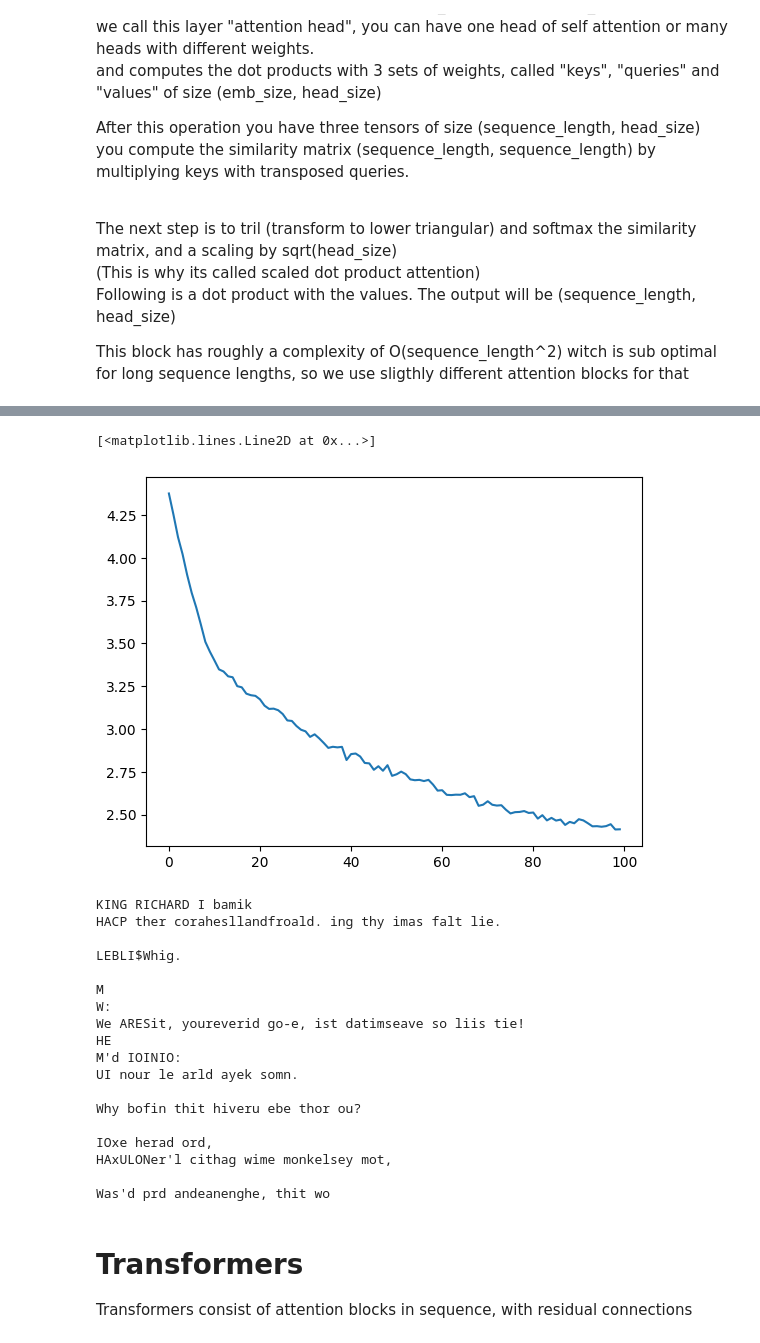
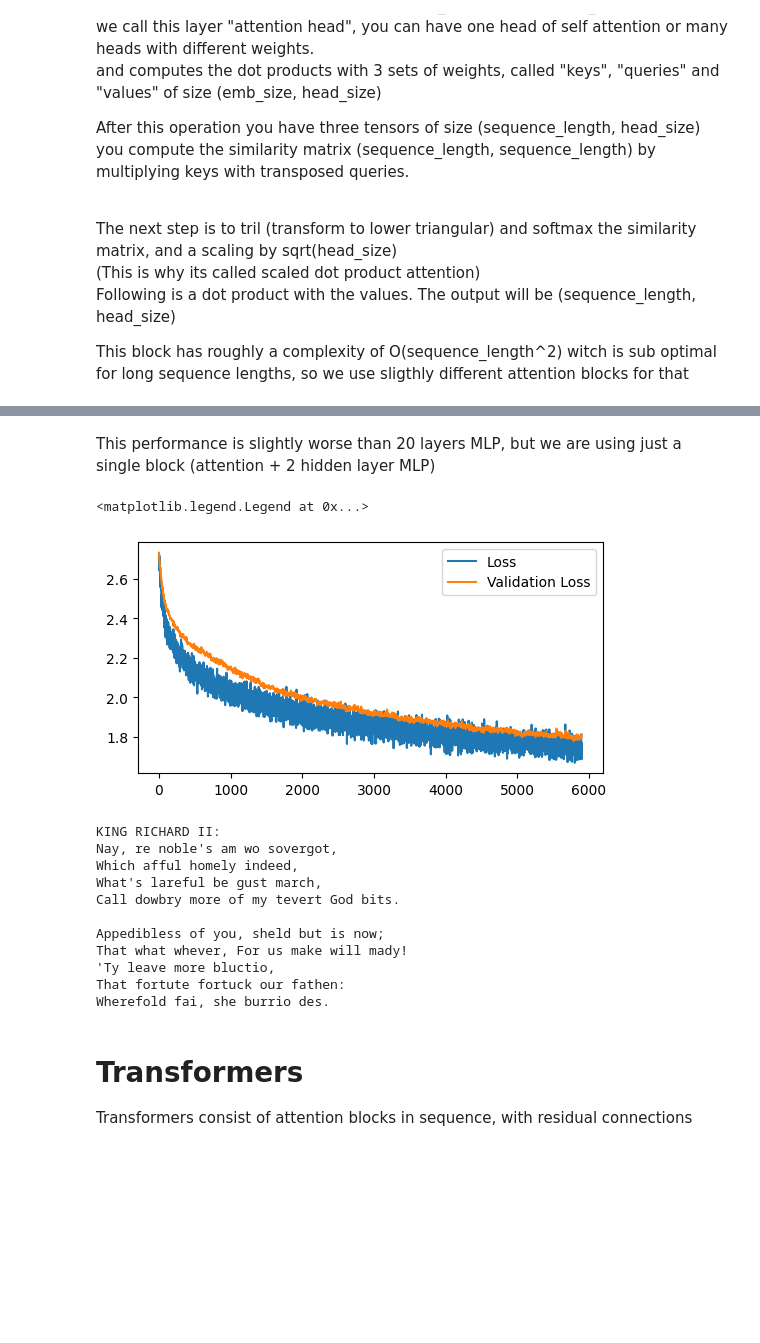
Before and after one commit to LucaM185/GPTs-from-scratch, a Jupyter notebook: 6 - Attention.ipynb, the cells around one changed output, grey strips where cells are left out. Cells and saved outputs as stored; diff of their text form; code cells hidden in the pictures; blank space fills up the shorter version.

```diff
--- a/6 - Attention.ipynb
+++ b/6 - Attention.ipynb
@@ -117,10 +120,10 @@ class Block(nn.Module):
         return x[:, -1]
 
 device = torch.device("cuda:0")
-model = Block(vocab_size=vocab_size, emb_size=256, head_size=128, hidden_size=128, n_layers=2).to(device)
+model = Block(vocab_size=vocab_size, emb_size=10, head_size=32, hidden_size=32, n_layers=2).to(device)
 
-epochs = 1000
-batch_size = 512
+epochs = 6000  # doubled epochs
+batch_size = 2048  # halved batch size --> this reduces memory use
 optimizer = torch.optim.Adam(model.parameters(), lr=3e-4)
 
 lossi = []
@@ -138,7 +141,7 @@ for epoch in range(epochs):
 
     lossi.append(loss.item())
     if epoch % (epochs//10) == 0:
-        print(loss.item())
+        print(f"Epoch {epoch:_>4d} - Loss: {loss.item():.3f}")
 
     with torch.no_grad():
         pred = model(val_inputs.to(device))
@@ -158,8 +161,13 @@ for epoch in range(epochs):
-# %%
-plt.plot(lossi[:]) # 1.45
-# %% [output]
-[<matplotlib.lines.Line2D at 0x...>]
-[figure, removed]
+# %% [markdown]
+This performance is slightly worse than 20 layers MLP, but we are using just a single block (attention + 2 hidden layer MLP)
+# %%
+plt.figure(figsize=(6, 3))
+plt.plot(lossi[100:], label='Loss')
+plt.plot(vlossi[100:], label='Validation Loss')
+plt.legend()
+# %% [output]
+<matplotlib.legend.Legend at 0x...>
+[figure, added]
 # %%
 string = "           \nKING RICHARD I"
 print(string, end="")
@@ -171,24 +179,17 @@ with torch.no_grad():
         string += inttotext[torch.multinomial(F.softmax(pred, dim=1), 1).item()]
         print(string[-1], end="")
 # %% [output]
-KING RICHARD I bamik
-HACP ther corahesllandfroald. ing thy imas falt lie.
+KING RICHARD II:
+Nay, re noble's am wo sovergot,
+Which afful homely indeed,
+What's lareful be gust march,
+Call dowbry more of my tevert God bits.
 
-LEBLI$Whig.
-
-M
-W:
-We ARESit, youreverid go-e, ist datimseave so liis tie!
-HE
-M'd IOINIO:
-UI nour le arld ayek somn.
-
-Why bofin thit hiveru ebe thor ou?
-
-IOxe herad ord,
-HAxULONer'l cithag wime monkelsey mot,
-
-Was'd prd andeanenghe, thit wo
+Appedibless of you, sheld but is now;
+That what whever, For us make will mady!
+'Ty leave more bluctio,
+That fortute fortuck our fathen:
+Wherefold fai, she burrio des.
 # %% [markdown]
 # Transformers
 
```
Also changed, not shown: parts of 7 cells of this notebook, 2 other files.
